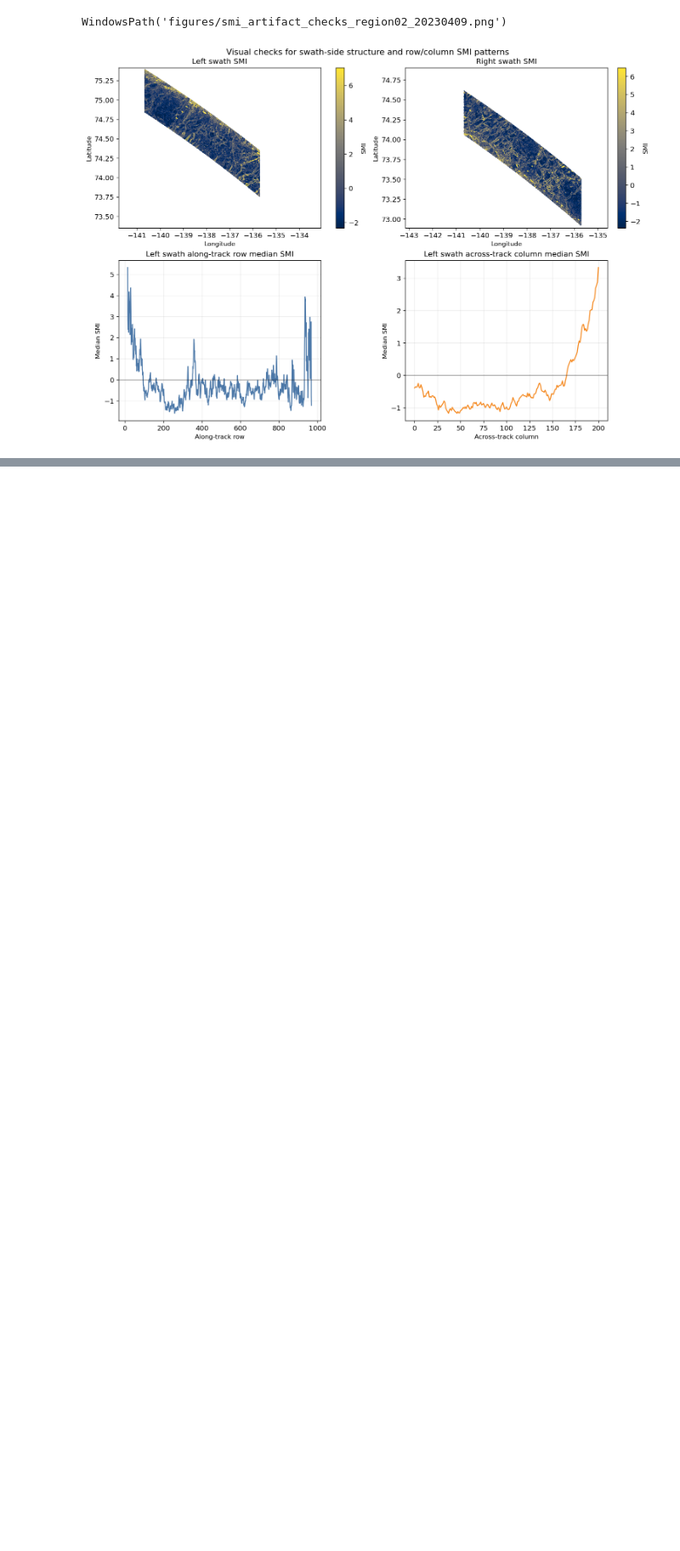
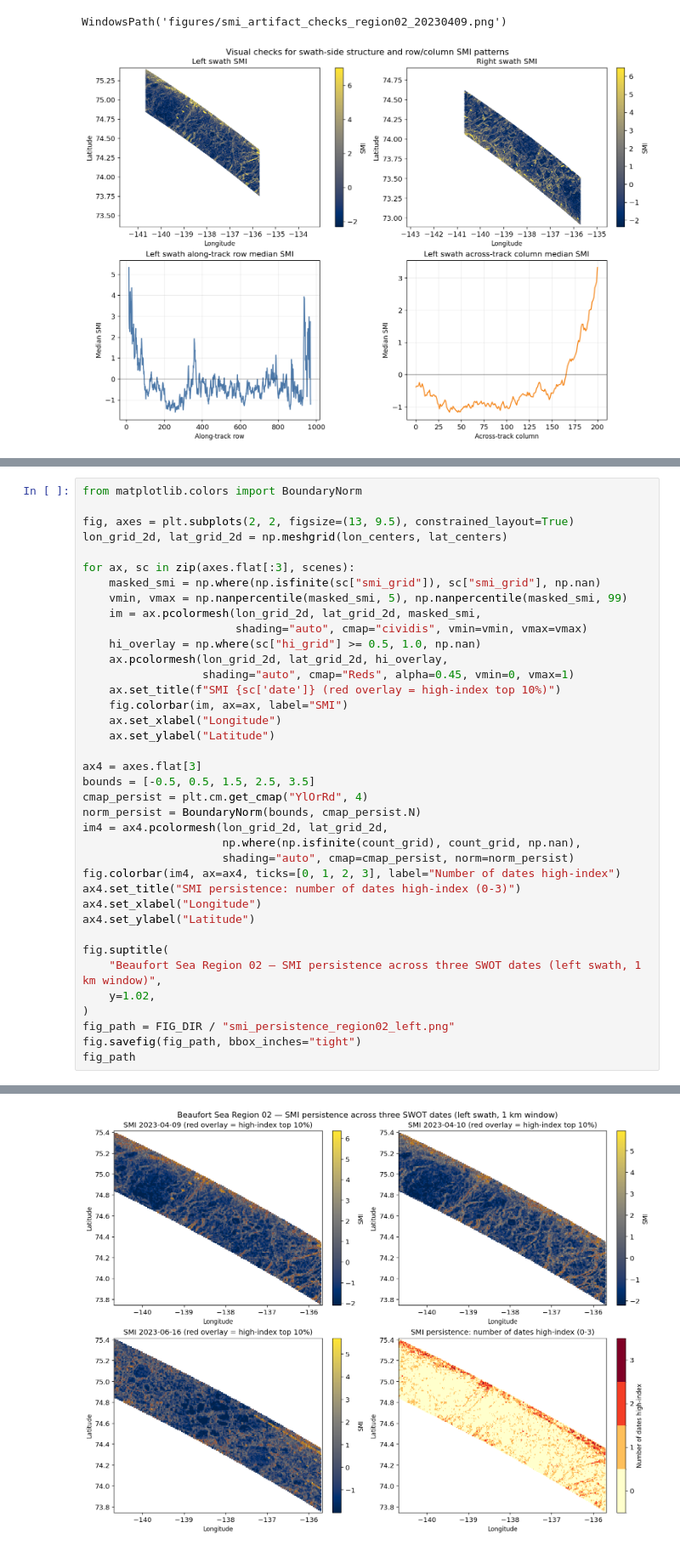
Before and after one commit to amstringer0303/swot_landfast_morphology_probe, a Jupyter notebook: swot_landfast_morphology_probe.ipynb, the cells around one changed output, grey strips where cells are left out. Shown at 85% size. Saved outputs shown, nothing was run; the diff lists cells and outputs as text; blank space fills up the shorter version.

```diff
--- a/swot_landfast_morphology_probe.ipynb
+++ b/swot_landfast_morphology_probe.ipynb
@@ -598,0 +702,39 @@ WindowsPath('figures/smi_artifact_checks_region02_20230409.png')
+# %%
+from matplotlib.colors import BoundaryNorm
+
+fig, axes = plt.subplots(2, 2, figsize=(13, 9.5), constrained_layout=True)
+lon_grid_2d, lat_grid_2d = np.meshgrid(lon_centers, lat_centers)
+
+for ax, sc in zip(axes.flat[:3], scenes):
+    masked_smi = np.where(np.isfinite(sc["smi_grid"]), sc["smi_grid"], np.nan)
+    vmin, vmax = np.nanpercentile(masked_smi, 5), np.nanpercentile(masked_smi, 99)
+    im = ax.pcolormesh(lon_grid_2d, lat_grid_2d, masked_smi,
+                       shading="auto", cmap="cividis", vmin=vmin, vmax=vmax)
+    hi_overlay = np.where(sc["hi_grid"] >= 0.5, 1.0, np.nan)
+    ax.pcolormesh(lon_grid_2d, lat_grid_2d, hi_overlay,
+                  shading="auto", cmap="Reds", alpha=0.45, vmin=0, vmax=1)
+    ax.set_title(f"SMI {sc['date']} (red overlay = high-index top 10%)")
+    fig.colorbar(im, ax=ax, label="SMI")
+    ax.set_xlabel("Longitude")
+    ax.set_ylabel("Latitude")
+
+ax4 = axes.flat[3]
+bounds = [-0.5, 0.5, 1.5, 2.5, 3.5]
+cmap_persist = plt.cm.get_cmap("YlOrRd", 4)
+norm_persist = BoundaryNorm(bounds, cmap_persist.N)
+im4 = ax4.pcolormesh(lon_grid_2d, lat_grid_2d,
+                     np.where(np.isfinite(count_grid), count_grid, np.nan),
+                     shading="auto", cmap=cmap_persist, norm=norm_persist)
+fig.colorbar(im4, ax=ax4, ticks=[0, 1, 2, 3], label="Number of dates high-index")
+ax4.set_title("SMI persistence: number of dates high-index (0-3)")
+ax4.set_xlabel("Longitude")
+ax4.set_ylabel("Latitude")
+
+fig.suptitle(
+    "Beaufort Sea Region 02 — SMI persistence across three SWOT dates (left swath, 1 km window)",
+    y=1.02,
+)
+fig_path = FIG_DIR / "smi_persistence_region02_left.png"
+fig.savefig(fig_path, bbox_inches="tight")
+fig_path
+# %% [output]
@@ -599,3 +742,4 @@ WindowsPath('figures/smi_artifact_checks_region02_20230409.png')
+[figure, added]
 # %% [markdown]
 ## Future Validation Layers
 
```
Also changed, not shown: parts of 5 cells of this notebook, 3 other files.
